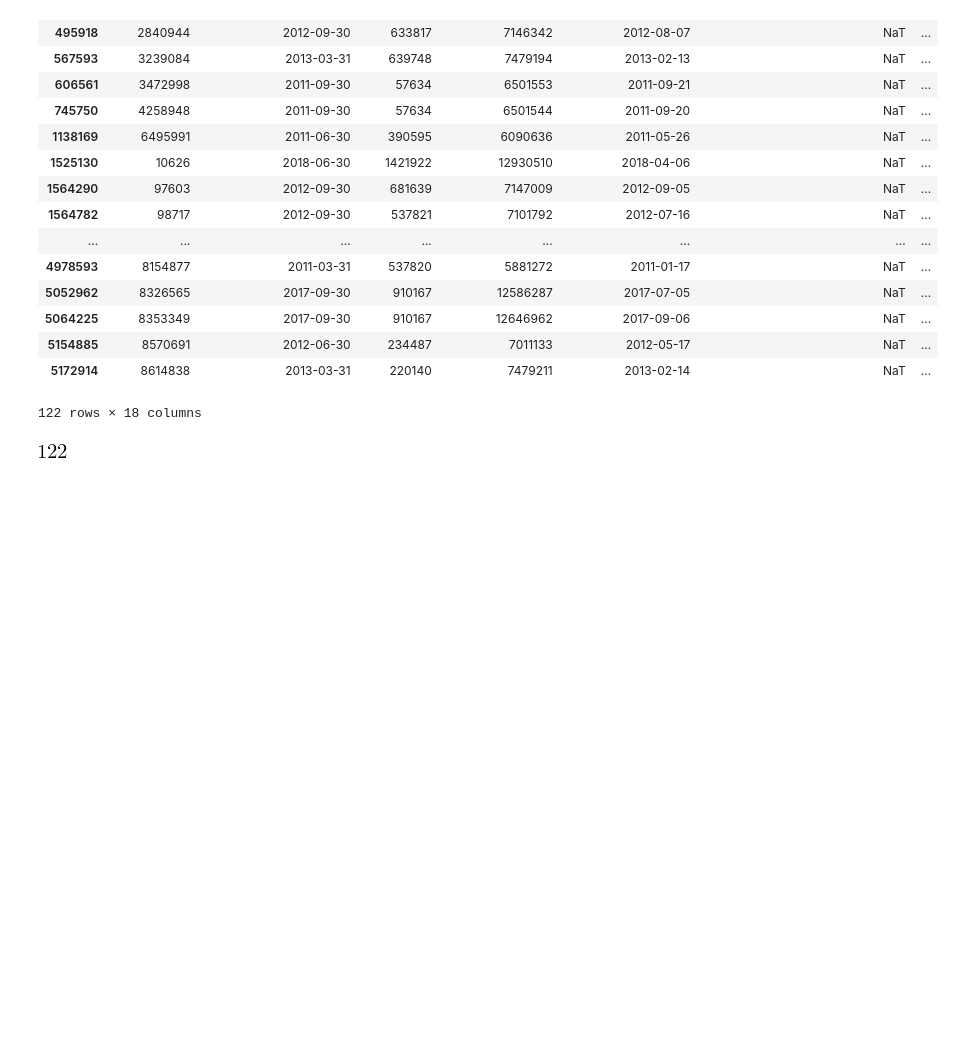
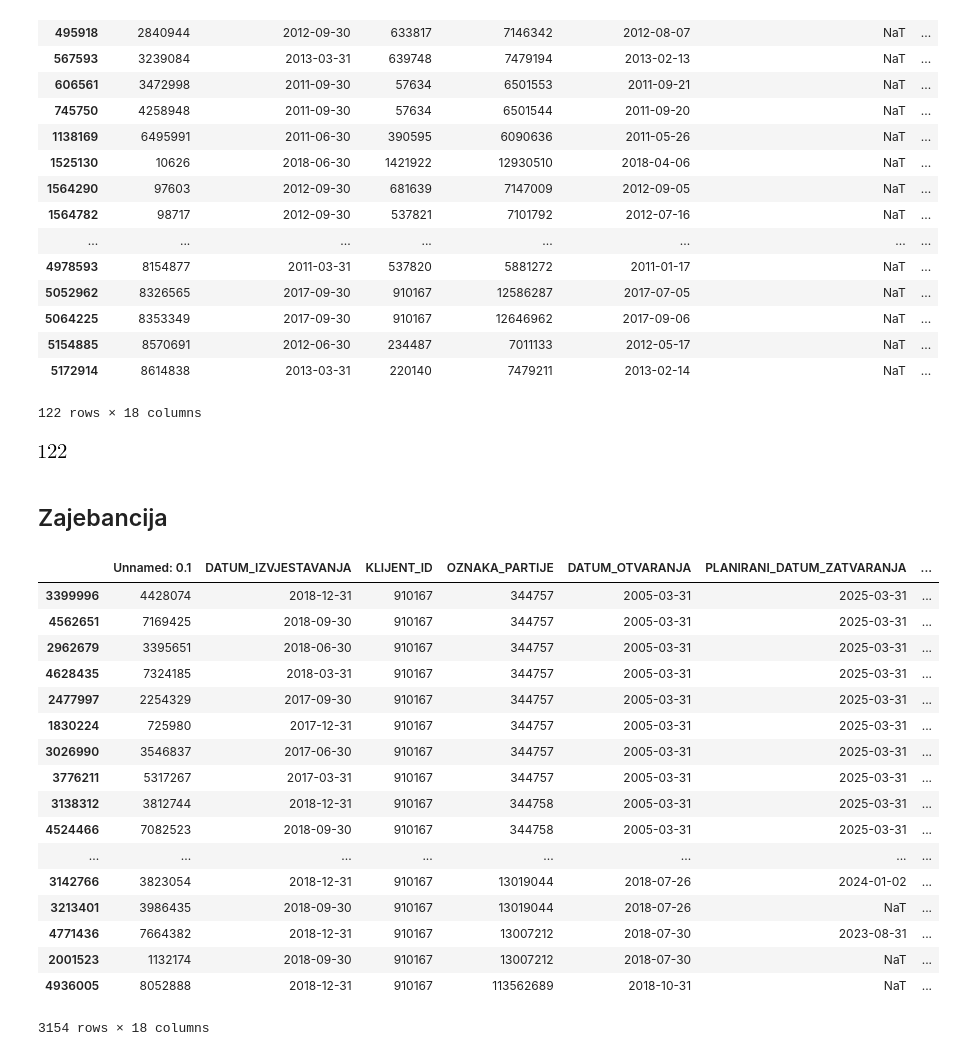
Before and after one commit to DavorPenzar/mozgalo, a Jupyter notebook: Observatorium.ipynb, the cells around one changed output. Cells and saved outputs as stored; diff of their text form; code cells hidden in the pictures; blank space fills up the shorter version.

Commit message:
Mali pregled redaka za jednog klijenta

```diff
--- a/Observatorium.ipynb
+++ b/Observatorium.ipynb
@@ -680,3 +681,50 @@ df.loc[
 ].shape[0]
 # %% [output]
 [figure]
+# %% [markdown]
+## Zajebancija <a name="zajebancija"></a>
+# %%
+kdf = df.groupby('KLIJENT_ID')
+# %%
+klijenti = kdf.size().sort_values(ascending = False)
+# %%
+mdf = df.loc[df.KLIJENT_ID == klijenti.index[0]].sort_values(
+    [
+        'VRSTA_KLIJENTA',
+        'DATUM_OTVARANJA',
+        'PLANIRANI_DATUM_ZATVARANJA',
+        'DATUM_ZATVARANJA',
+        'OZNAKA_PARTIJE',
+        'VRSTA_PROIZVODA',
+        'PROIZVOD',
+        'VALUTA',
+        'TIP_KAMATE',
+        'UGOVORENI_IZNOS',
+        'VISINA_KAMATE',
+        'PRIJEVREMENI_RASKID',
+        'STANJE_NA_KRAJU_PRETH_KVARTALA',
+        'STANJE_NA_KRAJU_KVARTALA',
+        'DATUM_IZVJESTAVANJA',
+        'STAROST'
+])
+# %%
+mdf
+# %% [output]
+|  | Unnamed: 0.1 | DATUM_IZVJESTAVANJA | KLIJENT_ID | OZNAKA_PARTIJE | DATUM_OTVARANJA | PLANIRANI_DATUM_ZATVARANJA | ... |
+| 3399996 | 4428074 | 2018-12-31 | 910167 | 344757 | 2005-03-31 | 2025-03-31 | ... |
+| 4562651 | 7169425 | 2018-09-30 | 910167 | 344757 | 2005-03-31 | 2025-03-31 | ... |
+| 2962679 | 3395651 | 2018-06-30 | 910167 | 344757 | 2005-03-31 | 2025-03-31 | ... |
+| 4628435 | 7324185 | 2018-03-31 | 910167 | 344757 | 2005-03-31 | 2025-03-31 | ... |
+| 2477997 | 2254329 | 2017-09-30 | 910167 | 344757 | 2005-03-31 | 2025-03-31 | ... |
+| 1830224 | 725980 | 2017-12-31 | 910167 | 344757 | 2005-03-31 | 2025-03-31 | ... |
+| 3026990 | 3546837 | 2017-06-30 | 910167 | 344757 | 2005-03-31 | 2025-03-31 | ... |
+| 3776211 | 5317267 | 2017-03-31 | 910167 | 344757 | 2005-03-31 | 2025-03-31 | ... |
+| 3138312 | 3812744 | 2018-12-31 | 910167 | 344758 | 2005-03-31 | 2025-03-31 | ... |
+| 4524466 | 7082523 | 2018-09-30 | 910167 | 344758 | 2005-03-31 | 2025-03-31 | ... |
+| ... | ... | ... | ... | ... | ... | ... | ... |
+| 3142766 | 3823054 | 2018-12-31 | 910167 | 13019044 | 2018-07-26 | 2024-01-02 | ... |
+| 3213401 | 3986435 | 2018-09-30 | 910167 | 13019044 | 2018-07-26 | NaT | ... |
+| 4771436 | 7664382 | 2018-12-31 | 910167 | 13007212 | 2018-07-30 | 2023-08-31 | ... |
+| 2001523 | 1132174 | 2018-09-30 | 910167 | 13007212 | 2018-07-30 | NaT | ... |
+| 4936005 | 8052888 | 2018-12-31 | 910167 | 113562689 | 2018-10-31 | NaT | ... |
+3154 rows × 18 columns
```
Also changed, not shown: parts of 2 cells of this notebook.
